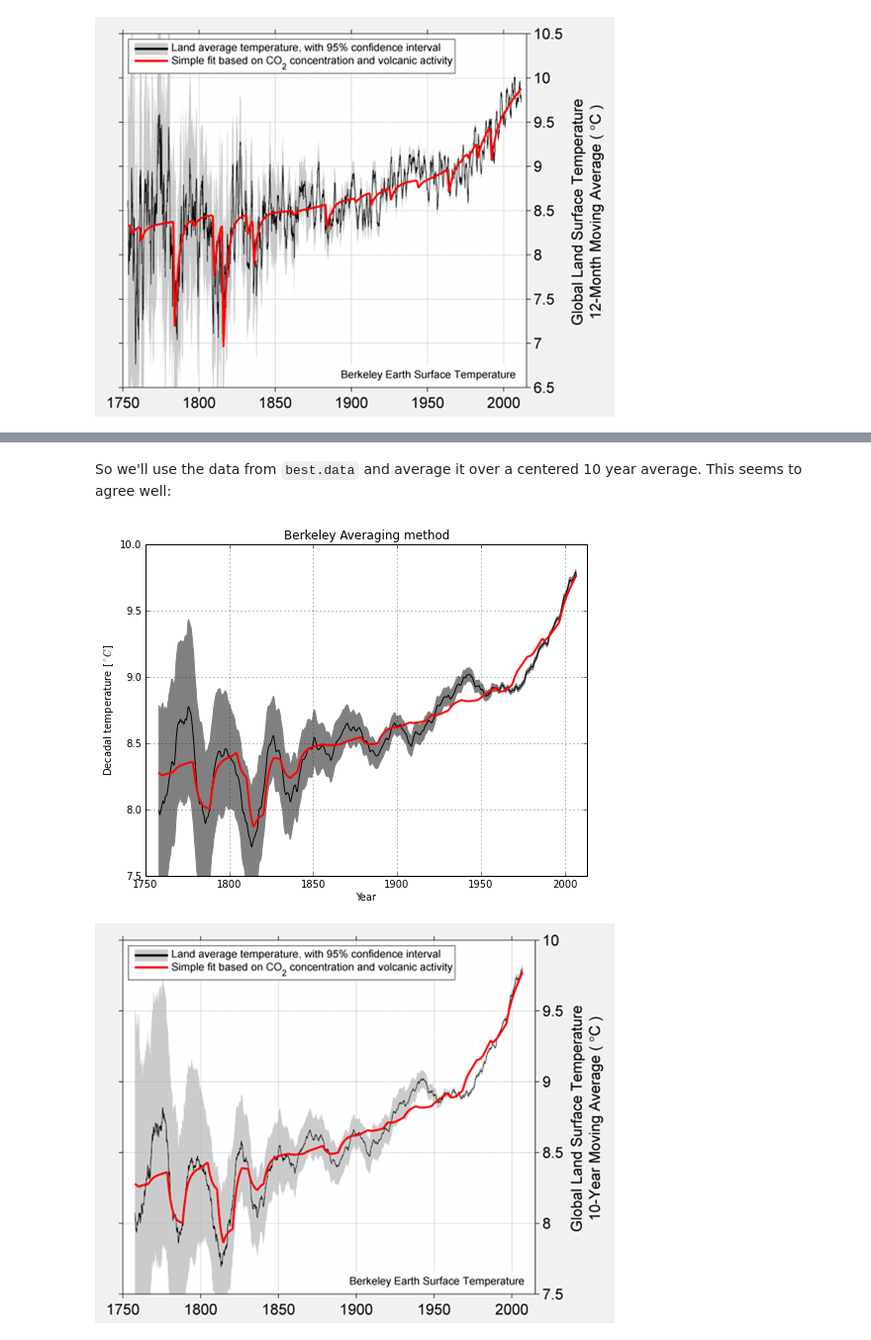
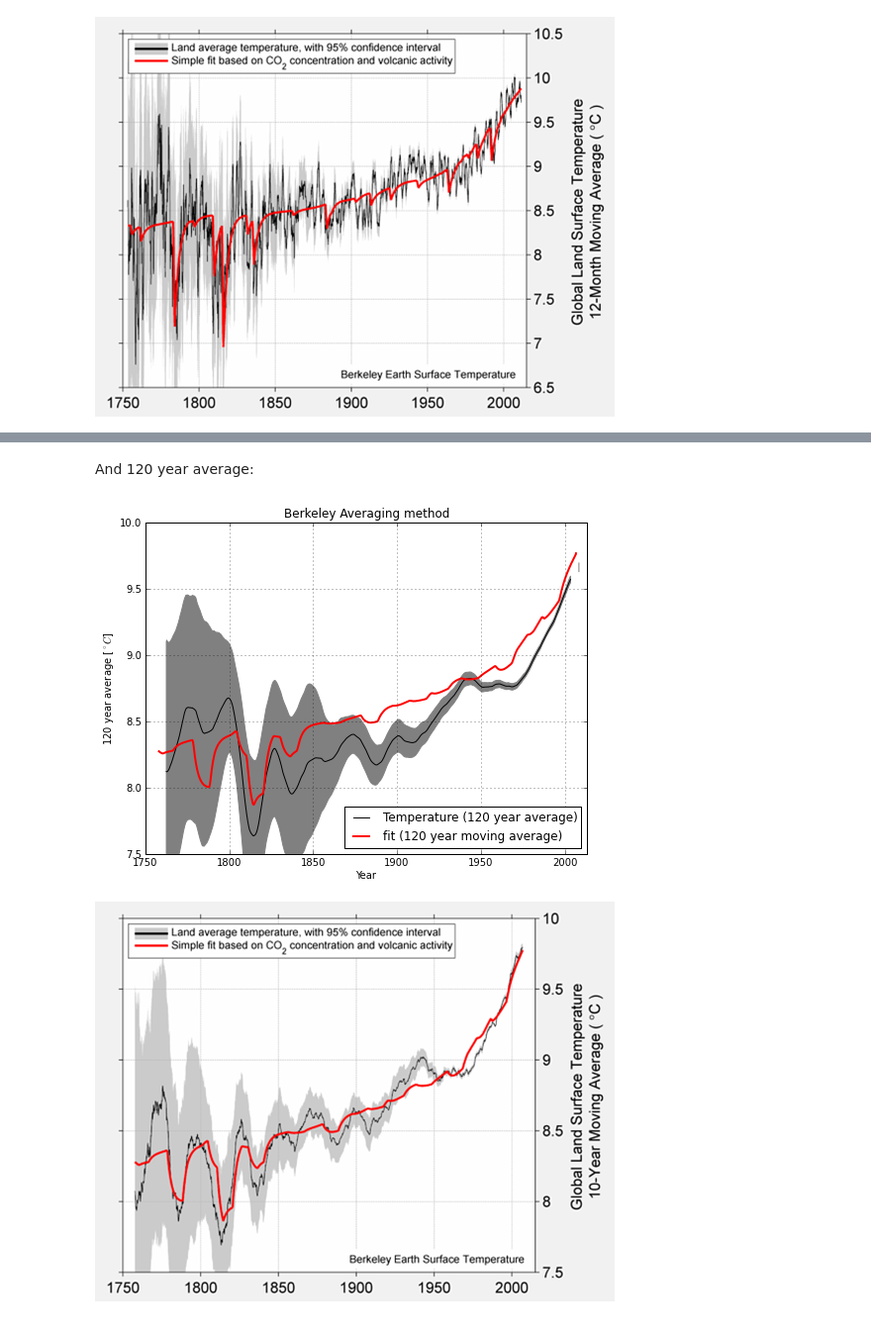
Before and after one commit to certik/climate, a Jupyter notebook: Berkeley fit.ipynb, the cells around one changed output, grey strips where cells are left out. Shown at 99% size. Saved outputs shown, nothing was run; the diff lists cells and outputs as text; code cells hidden in the pictures.

Commit message:
Reorganize graphs

```diff
--- a/Berkeley fit.ipynb
+++ b/Berkeley fit.ipynb
@@ -37,19 +158,6 @@ alpha =  8.3421049
 beta  =  4.4663687
 gamma = -0.0151461
 fit = alpha + beta * log_CO2 + gamma * volcanic
-# %%
-def running_average(temp, n=6):
-    """
-    Calculates centered running average from -n to +n points (total of 2n+1 points).
-
-    Example: if n = 6 and the data is monthly, then this function calculates the centered 13 month running average.
-    """
-    avg = temp.copy()
-    for i in range(n, size(temp)-n-1):
-        avg[i] = average(temp[i-n:i+n+1])
-    avg[:n] = NaN
-    avg[-n:] = NaN
-    return avg
 # %% [markdown]
 We plot the annual data from `best.data` (i.e. we plot it directly, no averaging is done). This seems to agree well with the original graph:
 # %%
@@ -107,19 +254,20 @@ Image(filename="data/decadal-with-forcing-small.png")
 [figure]
-# %% [markdown]
-So we'll use the data from `best.data` and average it over a centered 10 year average. This seems to agree well:
+# %% [markdown]
+And 120 year average:
 # %%
 figure(figsize=(8, 6))
-fill_between(years, running_average(temp+unc, 60), running_average(temp-unc, 60), color="gray")
-plot(years, running_average(temp, 60), "k-")
-plot(years, running_average(fit, 60), "r-", lw=2)
+fill_between(years2, running_average(temp10+unc10, 59, 60), running_average(temp10-unc10, 59, 60), color="gray")
+plot(years2, running_average(temp10, 59, 60), "k-", label="Temperature (120 year average)")
+plot(years, running_average(fit, 59, 60), "r-", lw=2, label="fit (120 year moving average)")
 xlabel("Year")
-ylabel("Decadal temperature [$^\circ C$]")
+ylabel("120 year average [$^\circ C$]")
 title("Berkeley Averaging method")
 xlim([1750, 2013])
 ylim([7.5, 10])
 grid()
+legend(loc="lower right")
 show()
 Image(filename="data/decadal-with-forcing-small.png")
 # %% [output]
-[figure, old version]
+[figure, new version]
 [figure]
```
Also changed, not shown: parts of 29 cells of this notebook.
